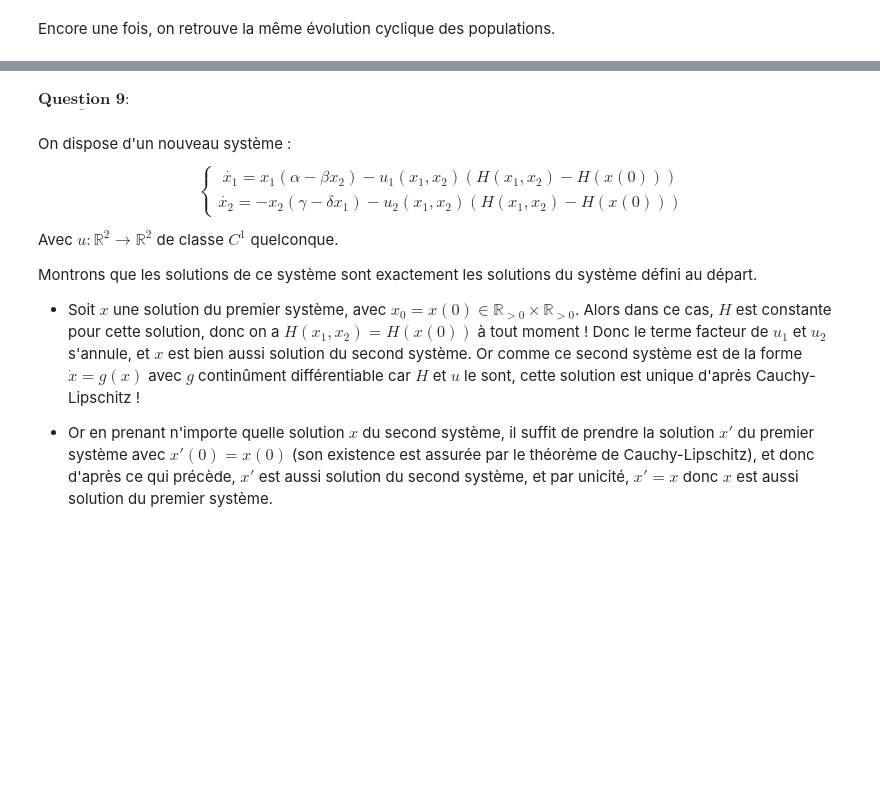
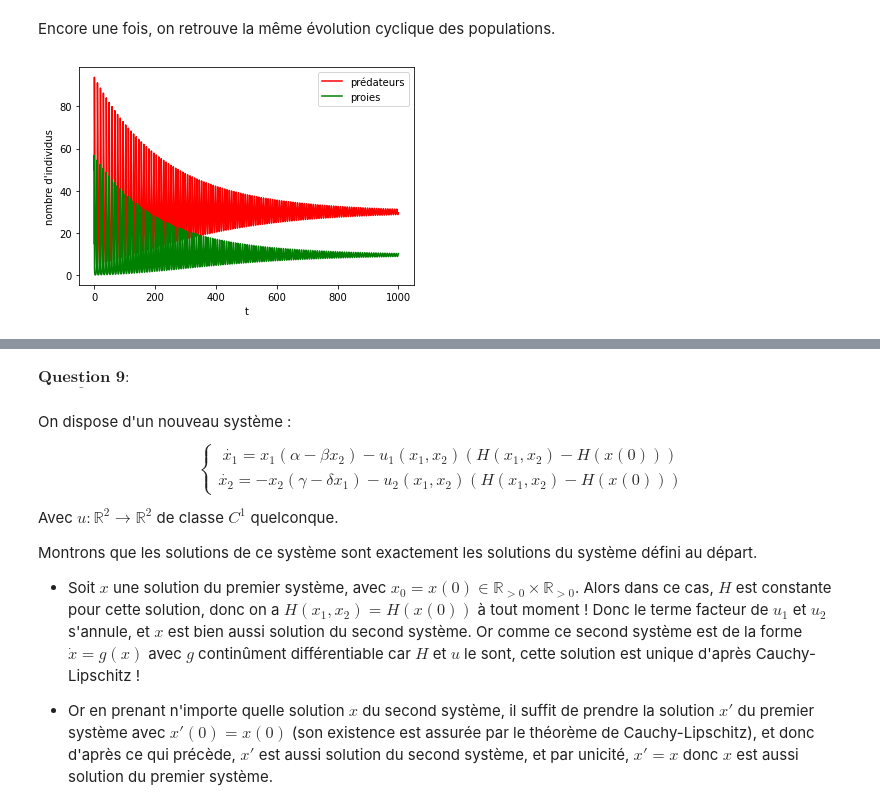
Before and after one commit to pachyvictor/projetmaths, a Jupyter notebook: proj_equadiffs.ipynb, the cells around one changed output, grey strips where cells are left out. Saved outputs shown, nothing was run; the diff lists cells and outputs as text; code cells hidden in the pictures; blank space fills up the shorter version.

```diff
--- a/proj_equadiffs.ipynb
+++ b/proj_equadiffs.ipynb
@@ -304,2 +306,14 @@ plt.legend();
 # %% [markdown]
 Encore une fois, on retrouve la même évolution cyclique des populations.
+# %%
+xconv, tconv = solve_euler_implicite(lotka, np.array([50, 15]), 0.01, 0, 1000)
+# %%
+proiesconv = np.array([X[0] for X in xconv])
+prédateursconv = np.array([X[1] for X in xconv])
+plt.plot(tconv, prédateursconv, 'r', label = 'prédateurs')
+plt.plot(tconv, proiesconv, 'g', label = 'proies')
+plt.xlabel('t')
+plt.ylabel("nombre d'individus")
+plt.legend();
+# %% [output]
+[figure, added]
```
Also changed, not shown: parts of 14 cells of this notebook.
